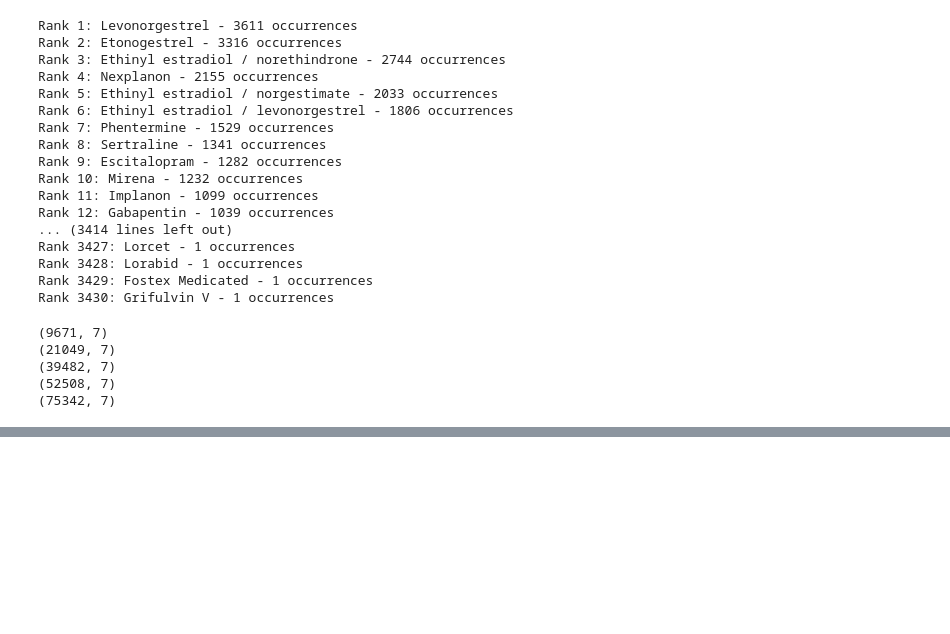
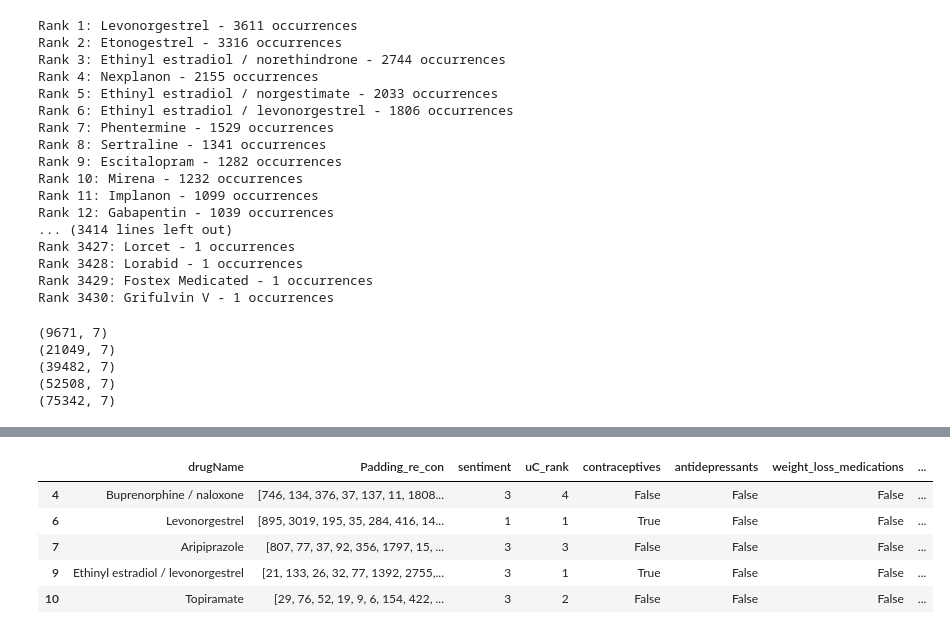
Before and after one commit to 2j0123/Drug-Review-Data-Predictions-Drug-Name, a Jupyter notebook: Drug_Data_Preprocess.ipynb, the cells around one changed output, grey strips where cells are left out. Drawn from its saved outputs; the diff is of its cells as text; code cells hidden in the pictures; blank space fills up the shorter version.

```diff
--- a/Drug_Data_Preprocess.ipynb
+++ b/Drug_Data_Preprocess.ipynb
@@ -926,0 +1112,27 @@ drug_data_drugTop100.to_csv('data/drug_data_drugTop100.csv', index=False)
+# %%
+# 약물 카테고리 리스트들
+drug_categories = {
+    'contraceptives': ['Levonorgestrel', 'Etonogestrel', 'Ethinyl estradiol / norethindrone', 'Nexplanon',
+                       'Ethinyl estradiol / norgestimate', 'Ethinyl estradiol / levonorgestrel', 'Mirena', 'Implanon',
+                       'Depo-Provera', 'Drospirenone / ethinyl estradiol', 'Skyla', 'NuvaRing', 'Copper', 'Plan B',
+                       'Lo Loestrin Fe', 'Sprintec', 'Desogestrel / ethinyl estradiol', 'Loestrin 24 Fe',
+                       'Plan B One-Step', 'Microgestin Fe 1 / 20', 'Tri-Sprintec', 'Ethinyl estradiol / norelgestromin',
+                       'ParaGard'],
+    'antidepressants': ['Sertraline', 'Escitalopram', 'Bupropion', 'Duloxetine', 'Citalopram', 'Lexapro', 'Paroxetine',
+                        'Desvenlafaxine', 'Fluoxetine', 'Venlafaxine', 'Mirtazapine'],
+    'weight_loss_medications': ['Phentermine', 'Contrave', 'Lorcaserin'],
+    'anxiolytics': ['Clonazepam', 'Alprazolam', 'Buspirone'],
+    'psychostimulants_for_adhd': ['Lisdexamfetamine', 'Methylphenidate', 'Amphetamine / dextroamphetamine', 'Vyvanse'],
+    'smoking_cessation_aids': ['Varenicline', 'Chantix'],
+    'mood_stabilizers_bipolar_disorder': ['Quetiapine', 'Aripiprazole'],
+    'sleep_aids': ['Zolpidem', 'Trazodone'],
+    'analgesics': ['Tramadol', 'Oxycodone', 'Acetaminophen / hydrocodone'],
+    'antibiotics': ['Metronidazole', 'Doxycycline', 'Azithromycin', 'Ciprofloxacin', 'Nitrofurantoin', 'Clindamycin']
+}
+# %% [output]
+|  | drugName | Padding_re_con | sentiment | uC_rank | contraceptives | antidepressants | weight_loss_medications | ... |
+| 4 | Buprenorphine / naloxone | [746, 134, 376, 37, 137, 11, 1808... | 3 | 4 | False | False | False | ... |
+| 6 | Levonorgestrel | [895, 3019, 195, 35, 284, 416, 14... | 1 | 1 | True | False | False | ... |
+| 7 | Aripiprazole | [807, 77, 37, 92, 356, 1797, 15, ... | 3 | 3 | False | False | False | ... |
+| 9 | Ethinyl estradiol / levonorgestrel | [21, 133, 26, 32, 77, 1392, 2755,... | 3 | 1 | True | False | False | ... |
+| 10 | Topiramate | [29, 76, 52, 19, 9, 6, 154, 422, ... | 3 | 2 | False | False | False | ... |
```
Also changed, not shown: parts of 27 cells of this notebook, 1 other file.
